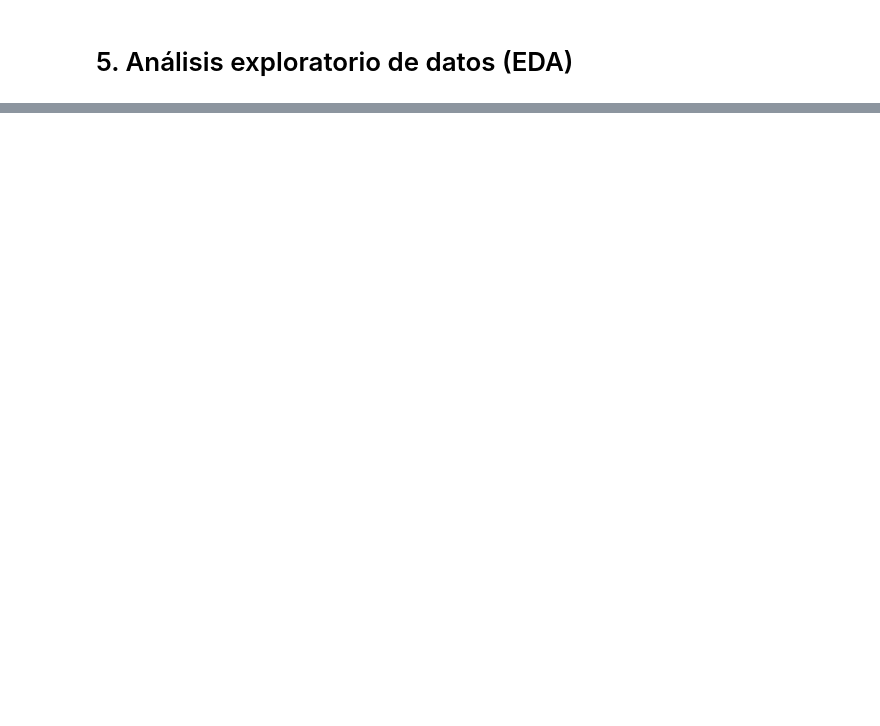
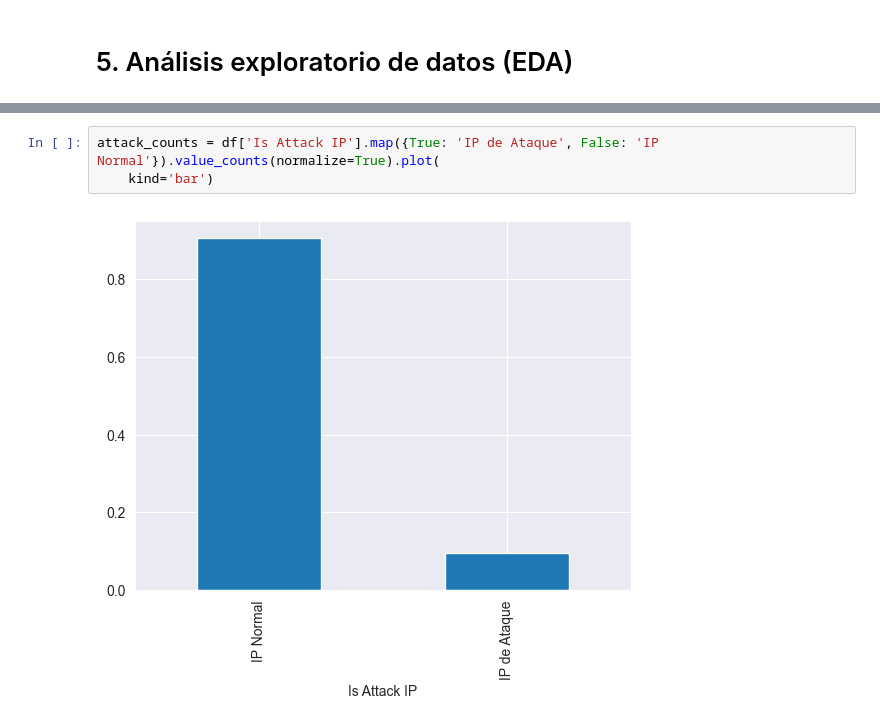
Before and after one commit to carlosdizx/meli-challenge-ai-security, a Jupyter notebook: eda/risk-based-authentication.ipynb, the cells around one changed output, grey strips where cells are left out. Saved outputs shown, nothing was run; the diff lists cells and outputs as text; blank space fills up the shorter version.

```diff
--- a/eda/risk-based-authentication.ipynb
+++ b/eda/risk-based-authentication.ipynb
@@ -141,0 +178,5 @@ df_clean.head()
+# %%
+attack_counts = df['Is Attack IP'].map({True: 'IP de Ataque', False: 'IP Normal'}).value_counts(normalize=True).plot(
+    kind='bar')
+# %% [output]
+[figure, added]
```
Also changed, not shown: parts of 22 cells of this notebook.
